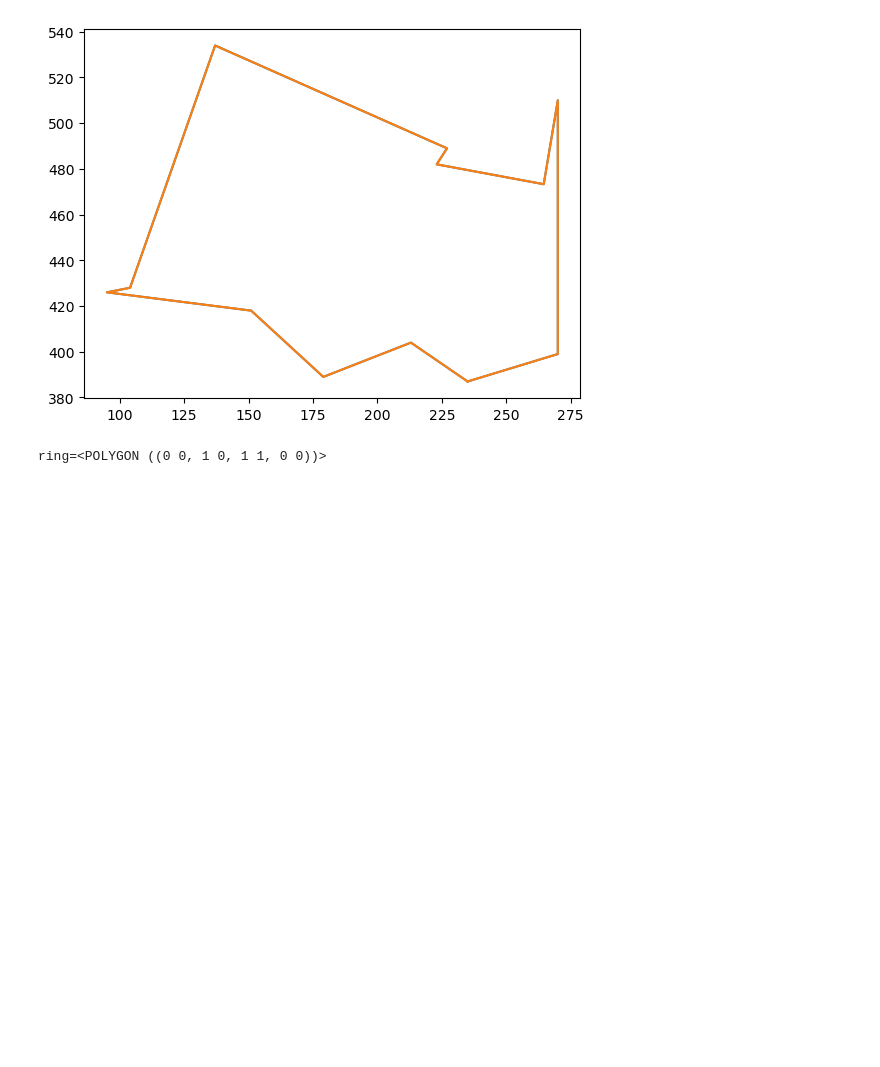
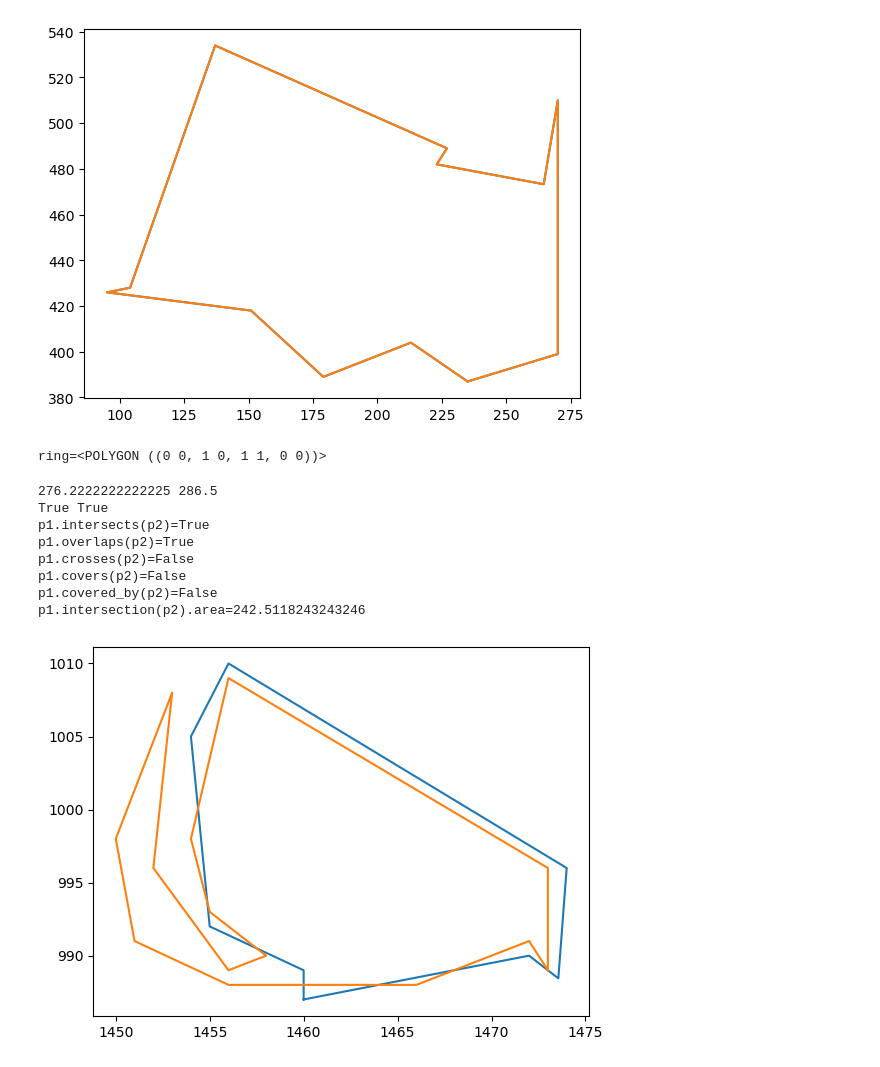
Before and after one commit to dungwinux/cs670-manga, a Jupyter notebook: text_detection/shapely_debugging.ipynb, the cells around one changed output. Drawn from its saved outputs; the diff is of its cells as text; code cells hidden in the pictures; blank space fills up the shorter version.

```diff
--- a/text_detection/shapely_debugging.ipynb
+++ b/text_detection/shapely_debugging.ipynb
@@ -263,3 +263,17 @@ ring = Polygon(coords)
 print(f"{ring=}")
 # %% [output]
 ring=<POLYGON ((0 0, 1 0, 1 1, 0 0))>
+# %%
+p1 = loads('POLYGON ((1460 987, 1460 989, 1455 992, 1454 1005, 1456 1010, 1474 996, 1473.5555555555557 988.4444444444445, 1472 990, 1460 987))')
+p2 = loads('POLYGON ((1473 989, 1472 991, 1466 988, 1456 988, 1451 991, 1450 998, 1453 1008, 1452 996, 1456 989, 1458 990, 1455 993, 1454 998, 1456 1009, 1473 996, 1473 989))')
+compare(p1, p2)
+# %% [output]
+276.2222222222225 286.5
+True True
+p1.intersects(p2)=True
+p1.overlaps(p2)=True
+p1.crosses(p2)=False
+p1.covers(p2)=False
+p1.covered_by(p2)=False
+p1.intersection(p2).area=242.5118243243246
+[figure, added]
```
Also changed, not shown: 5 other files.
